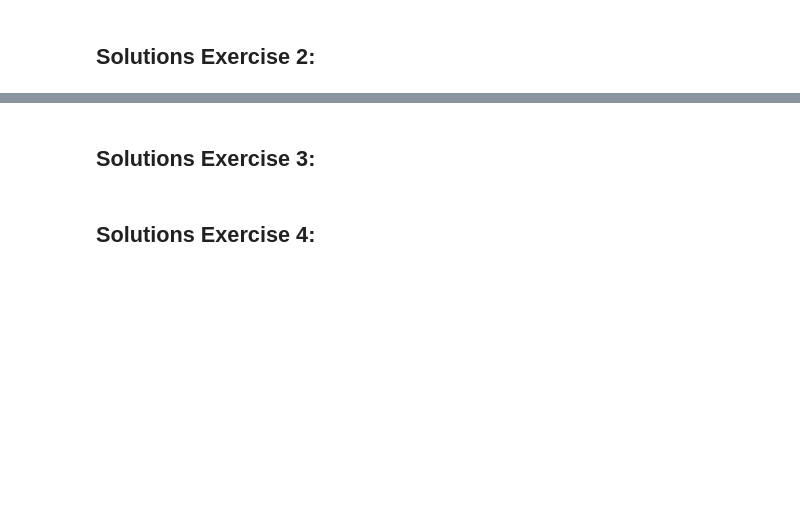
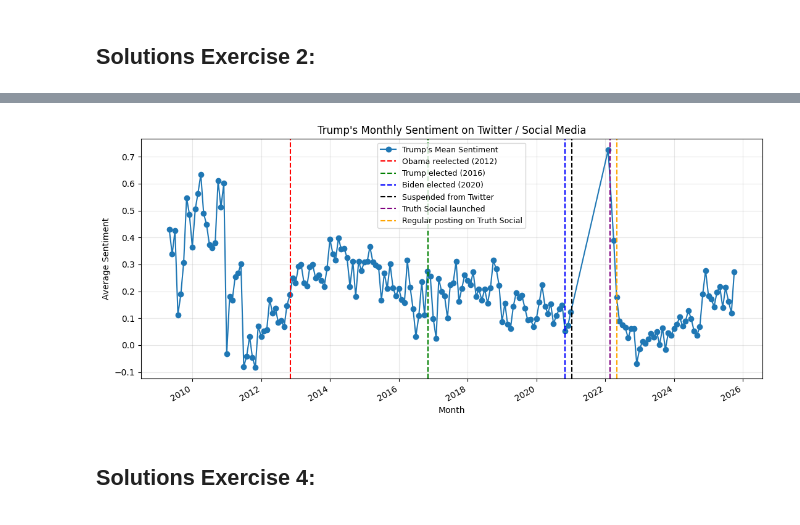
Before and after one commit to cssmodels/ComputationalSocialScienceCourse, a Jupyter notebook: Week 3 - Natural Language Processing/NLP.ipynb, the cells around one changed output, grey strips where cells are left out. Cells and saved outputs as stored; diff of their text form; code cells hidden in the pictures; blank space fills up the shorter version.

```diff
--- a/Week 3 - Natural Language Processing/NLP.ipynb
+++ b/Week 3 - Natural Language Processing/NLP.ipynb
@@ -137,5 +18,0 @@ Let's make everything lower-case.
-# %%
-def case_normalization(text):
-    return text.lower()
-text = case_normalization(text)
-print(text)
@@ -1093,3 +1444,0 @@ for year in grouped.year.unique():
-# %% [markdown]
-<a id="exercise3"></a>
-## Solutions Exercise 3:
@@ -1096,36 +1447,57 @@ for year in grouped.year.unique():
 # %%
+import pandas as pd
 import matplotlib.pyplot as plt
 
-df = pd.read_csv('trumptweets.csv')
+# Load data
+df = pd.read_csv("trumpposts.csv")
 
-# -------
-# Since VADER uses the structure of the sentence, we should NOT make any preprocessing!
-# For instnace: if we remove "not", we'll get terrible results!
-# So we simply apply the function on the text column:
-df['sentiment'] = df['text'].apply(get_sentiment)
-# -------
+# Ensure text and date are usable
+df["text"] = df["text"].fillna("").astype(str)
+df["date"] = pd.to_datetime(df["date"],format='mixed')
+df = df.dropna(subset=["date"]).copy() # drop rows where date is not valid.
 
-# Plot the sentiment over time graph
-df['month'] = df.date.str[:7]+'-01'
-df['month'] = pd.to_datetime(df['month'])
-fig, ax = plt.subplots(figsize=(8,5))
+# -----------------
+# Since VADER uses sentence structure, punctuation, capitalization,
+# and negation, we should not heavily preprocess the text here.
+# For example, removing "not" can badly distort sentiment.
+# So we apply the sentiment function directly to the original text.
 
-df.groupby(['month'])['sentiment'].mean().plot(ax=ax, marker='o', lw=1,label='Trump\'s mean mood')
+df["sentiment"] = df["text"].apply(get_sentiment) # apply our function created earlier.
+# -----------------
 
-ax.set_xlabel('Month')
-ax.set_ylabel('Average Sentiment')
-ax.set_title("Trump's Monthly Mood")
+# Create month variable
+df["month"] = df["date"].dt.to_period("M").dt.to_timestamp() # dt.to_timestamp helps with plotting
 
-# Add vertical line
-ax.axvline('2012-11-06', color='red', linestyle='--',label='Obama election')
-ax.axvline('2016-11-08', color='green', linestyle='--',label='Trump election')
-ax.axvline('2020-11-03', color='blue', linestyle='--',label='Biden election')
+# Monthly mean sentiment
+monthly_sentiment = df.groupby("month")["sentiment"].mean() #get average sent per month
 
-ax.grid(True)
+# Plot
+fig, ax = plt.subplots(figsize=(11, 5)) #create figure, and axis object (fig is the "whole canvas" and ax is the "drawing area inside"), make it 11 inches wide, 5 in. tall.
+monthly_sentiment.plot(ax=ax, marker="o", lw=1.5, label="Trump's Mean Sentiment") # plot the mean sentiment. marker=o is make a dotted line, lw specifies line width.
+
+# label your axes
+ax.set_xlabel("Month")
+ax.set_ylabel("Average Sentiment")
+ax.set_title("Trump's Monthly Sentiment on Twitter / Social Media")
+
+# Ass the election dates
+ax.axvline(pd.Timestamp("2012-11-06"), color="red", linestyle="--", label="Obama reelected (2012)")
+ax.axvline(pd.Timestamp("2016-11-08"), color="green", linestyle="--", label="Trump elected (2016)")
+ax.axvline(pd.Timestamp("2020-11-03"), color="blue", linestyle="--", label="Biden elected (2020)")
+
+# Post-2020 platform events
+ax.axvline(pd.Timestamp("2021-01-08"), color="black", linestyle="--", label="Suspended from Twitter")
+ax.axvline(pd.Timestamp("2022-02-21"), color="purple", linestyle="--", label="Truth Social launched")
+
+# Optional: when he began posting there regularly
+ax.axvline(pd.Timestamp("2022-05-01"), color="orange", linestyle="--", label="Regular posting on Truth Social")
+
+ax.grid(True, alpha=0.3)
+ax.legend(loc="best", fontsize=9)
 fig.tight_layout()
-
-plt.legend()
 plt.show()
+# %% [output]
+[figure, added]
 # %% [markdown]
 ## Solutions Exercise 4:
 <a id="exercise4"></a>
```
Also changed, not shown: parts of 146 cells of this notebook.
